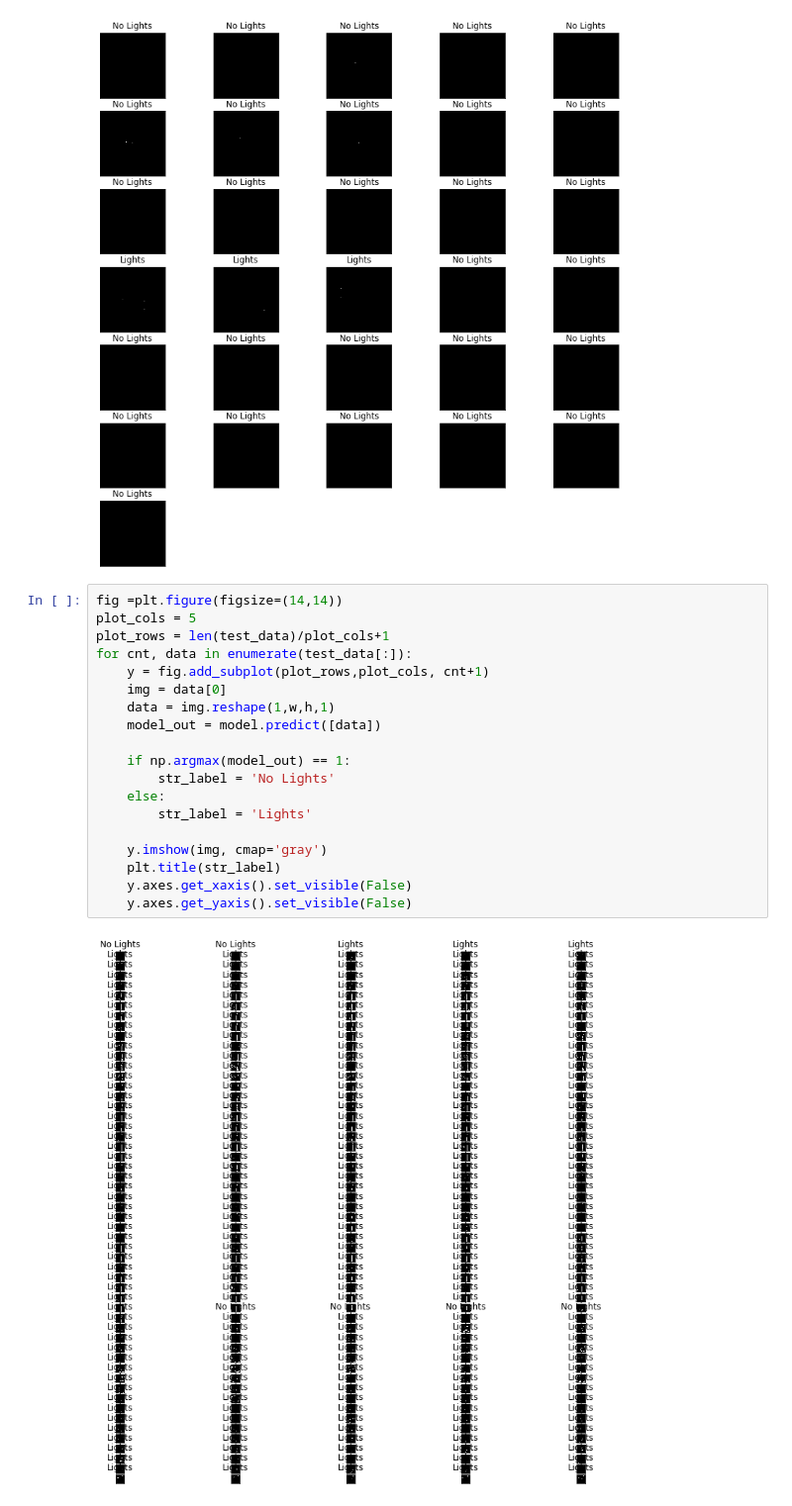
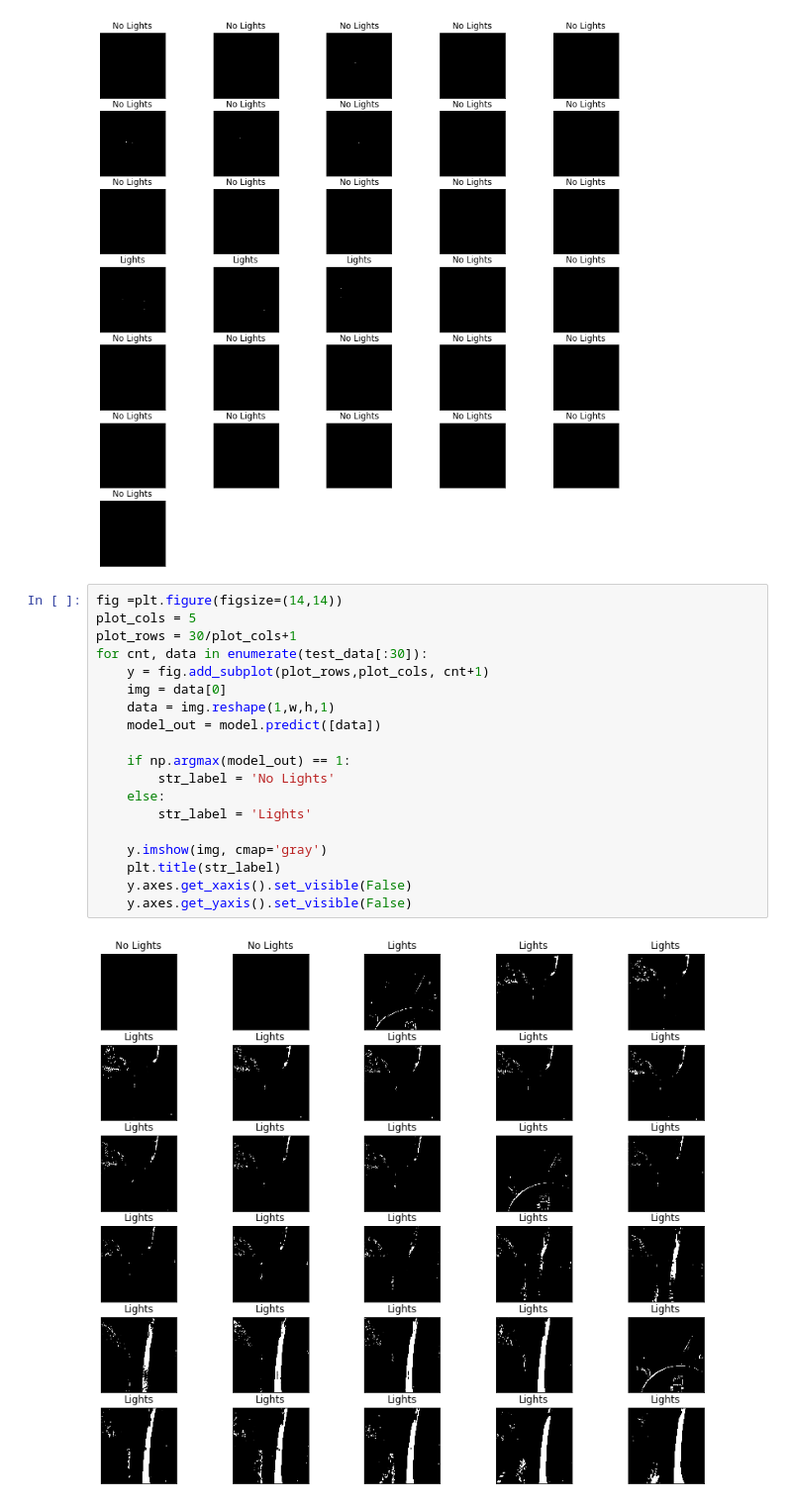
Before and after one commit to chan4lk/tf-classifier, a Jupyter notebook: notebooks/Extract-Frames-Copy1.ipynb, the cells around one changed output. Shown at 99% size. Drawn from its saved outputs; the diff is of its cells as text.

Commit message:
tested images

```diff
--- a/notebooks/Extract-Frames-Copy1.ipynb
+++ b/notebooks/Extract-Frames-Copy1.ipynb
@@ -209,21 +209,21 @@ for cnt, data in enumerate(train_data[:]):
 # %%
 fig =plt.figure(figsize=(14,14))
 plot_cols = 5
-plot_rows = len(test_data)/plot_cols+1
-for cnt, data in enumerate(test_data[:]):
+plot_rows = 30/plot_cols+1
+for cnt, data in enumerate(test_data[:30]):
     y = fig.add_subplot(plot_rows,plot_cols, cnt+1)
     img = data[0]
     data = img.reshape(1,w,h,1)
     model_out = model.predict([data])
 
     if np.argmax(model_out) == 1:
         str_label = 'No Lights'
     else:
         str_label = 'Lights'
 
     y.imshow(img, cmap='gray')
     plt.title(str_label)
     y.axes.get_xaxis().set_visible(False)
     y.axes.get_yaxis().set_visible(False)
 # %% [output]
-[figure, old version]
+[figure, new version]
```
Also changed, not shown: 2 other files.
